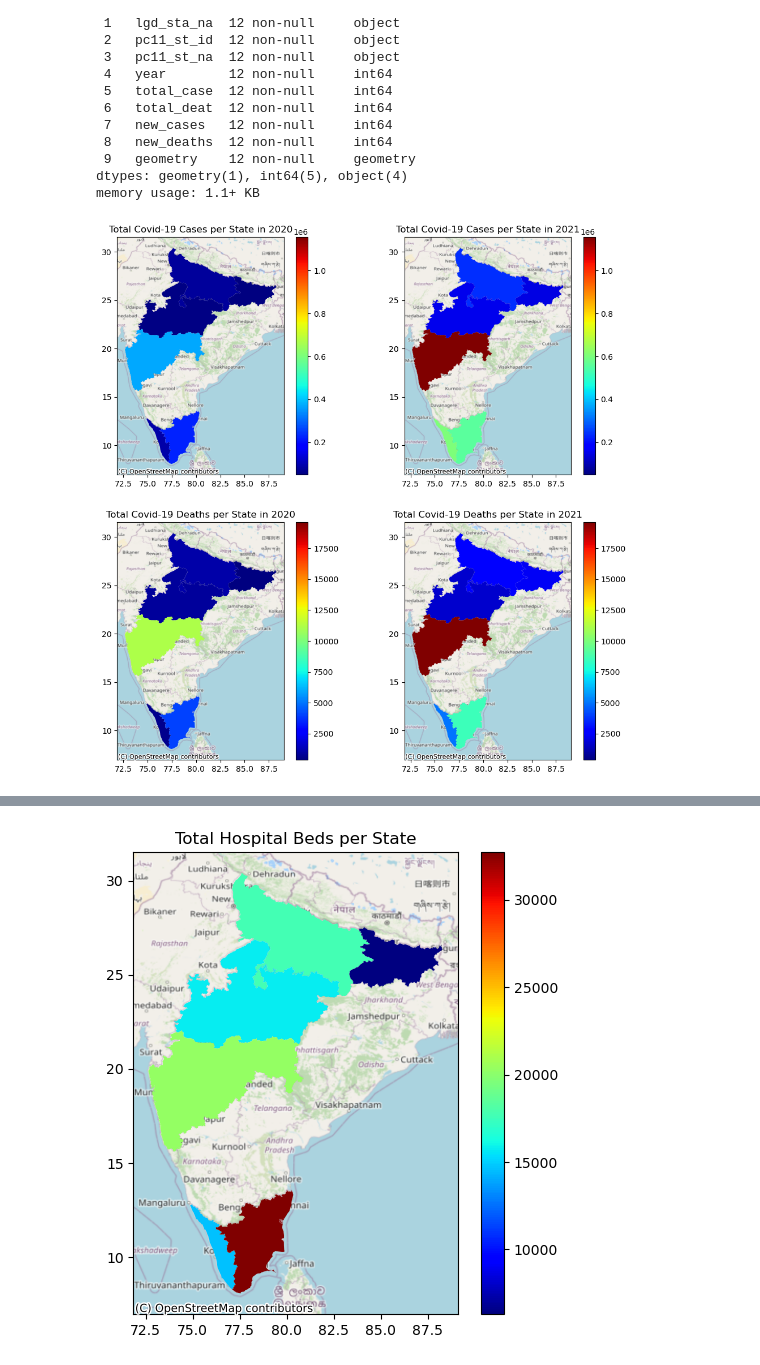
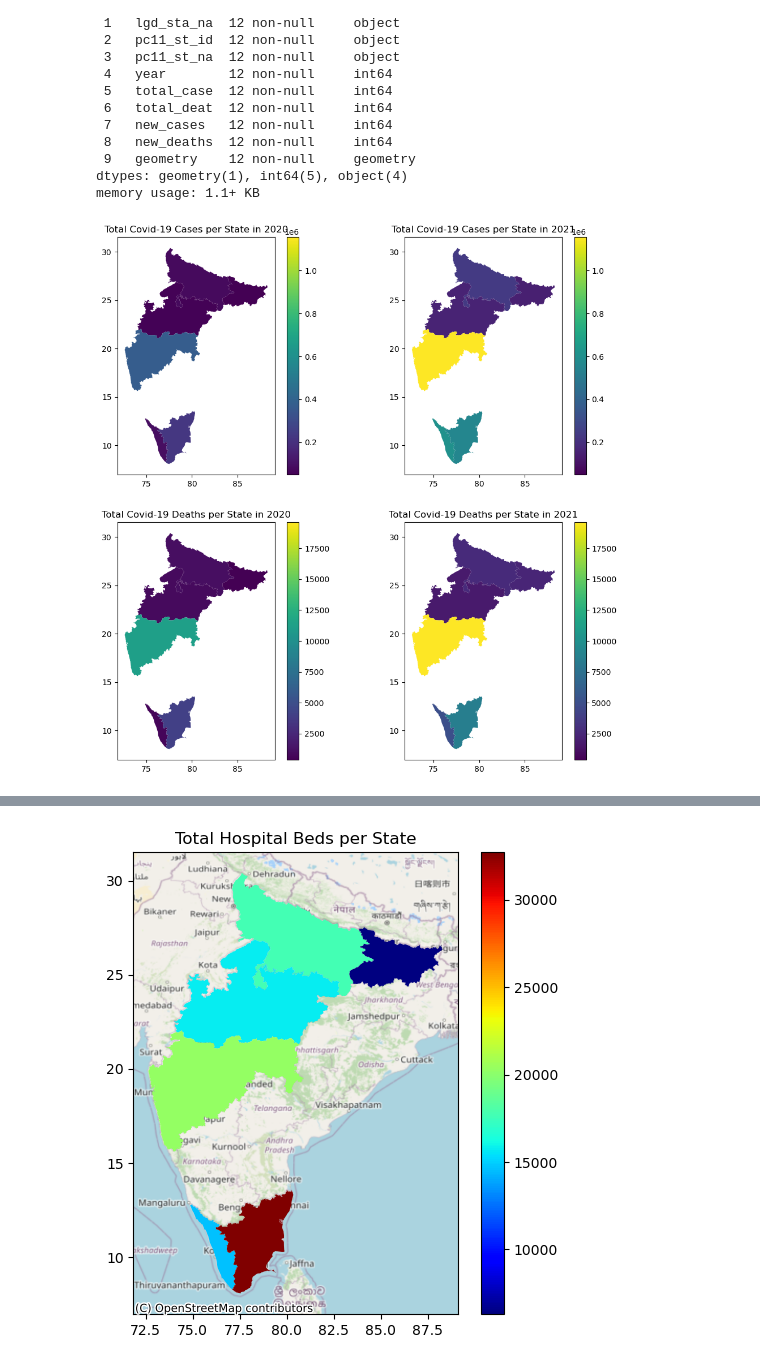
Before and after one commit to vidushi711/SDS_Final, a Jupyter notebook: Explora_Data_Analysis.ipynb, the cells around one changed output, grey strips where cells are left out. Drawn from its saved outputs; the diff is of its cells as text; code cells hidden in the pictures.

```diff
--- a/Explora_Data_Analysis.ipynb
+++ b/Explora_Data_Analysis.ipynb
@@ -101,30 +176,30 @@ memory usage: 1.1+ KB
 # %%
 covid_state_2020 = covid_state[covid_state["year"] == 2020]
 covid_state_2021 = covid_state[covid_state["year"] == 2021]
 
 vmax_total_cases = covid_state["total_case"].max()
 vmax_total_deaths = covid_state["total_deat"].max()
 vmin_total_cases = covid_state["total_case"].min()
 vmin_total_deaths = covid_state["total_deat"].min()
 
 # plot choropleth
 fig, ax = plt.subplots(2, 2, figsize=(12, 12))
-covid_state_2020.plot(column="total_case", cmap="jet", ax=ax[0][0], legend=True, vmin=vmin_total_cases, vmax=vmax_total_cases)
-covid_state_2021.plot(column="total_case", cmap="jet", ax=ax[0][1], legend=True, vmin=vmin_total_cases, vmax=vmax_total_cases)
-covid_state_2020.plot(column="total_deat", cmap="jet", ax=ax[1][0], legend=True, vmin=vmin_total_deaths, vmax=vmax_total_deaths)
-covid_state_2021.plot(column="total_deat", cmap="jet", ax=ax[1][1], legend=True, vmin=vmin_total_deaths, vmax=vmax_total_deaths)
+covid_state_2020.plot(column="total_case", cmap="viridis", ax=ax[0][0], legend=True, vmin=vmin_total_cases, vmax=vmax_total_cases)
+covid_state_2021.plot(column="total_case", cmap="viridis", ax=ax[0][1], legend=True, vmin=vmin_total_cases, vmax=vmax_total_cases)
+covid_state_2020.plot(column="total_deat", cmap="viridis", ax=ax[1][0], legend=True, vmin=vmin_total_deaths, vmax=vmax_total_deaths)
+covid_state_2021.plot(column="total_deat", cmap="viridis", ax=ax[1][1], legend=True, vmin=vmin_total_deaths, vmax=vmax_total_deaths)
 
 
 ax[0][0].set_title("Total Covid-19 Cases per State in 2020")
 ax[0][1].set_title("Total Covid-19 Cases per State in 2021")
 ax[1][0].set_title("Total Covid-19 Deaths per State in 2020")
 ax[1][1].set_title("Total Covid-19 Deaths per State in 2021")
 
-cx.add_basemap(ax[0][0], crs=covid_state_2020.crs.to_string(), source=cx.providers.OpenStreetMap.Mapnik)
-cx.add_basemap(ax[0][1], crs=covid_state_2021.crs.to_string(), source=cx.providers.OpenStreetMap.Mapnik)
-cx.add_basemap(ax[1][0], crs=covid_state_2020.crs.to_string(), source=cx.providers.OpenStreetMap.Mapnik)
-cx.add_basemap(ax[1][1], crs=covid_state_2021.crs.to_string(), source=cx.providers.OpenStreetMap.Mapnik)
+# cx.add_basemap(ax[0][0], crs=covid_state_2020.crs.to_string(), source=cx.providers.OpenStreetMap.Mapnik)
+# cx.add_basemap(ax[0][1], crs=covid_state_2021.crs.to_string(), source=cx.providers.OpenStreetMap.Mapnik)
+# cx.add_basemap(ax[1][0], crs=covid_state_2020.crs.to_string(), source=cx.providers.OpenStreetMap.Mapnik)
+# cx.add_basemap(ax[1][1], crs=covid_state_2021.crs.to_string(), source=cx.providers.OpenStreetMap.Mapnik)
 
 plt.show()
 # %% [output]
-[figure, old version]
+[figure, new version]
```
Also changed, not shown: parts of 17 cells of this notebook, 12 other files.
